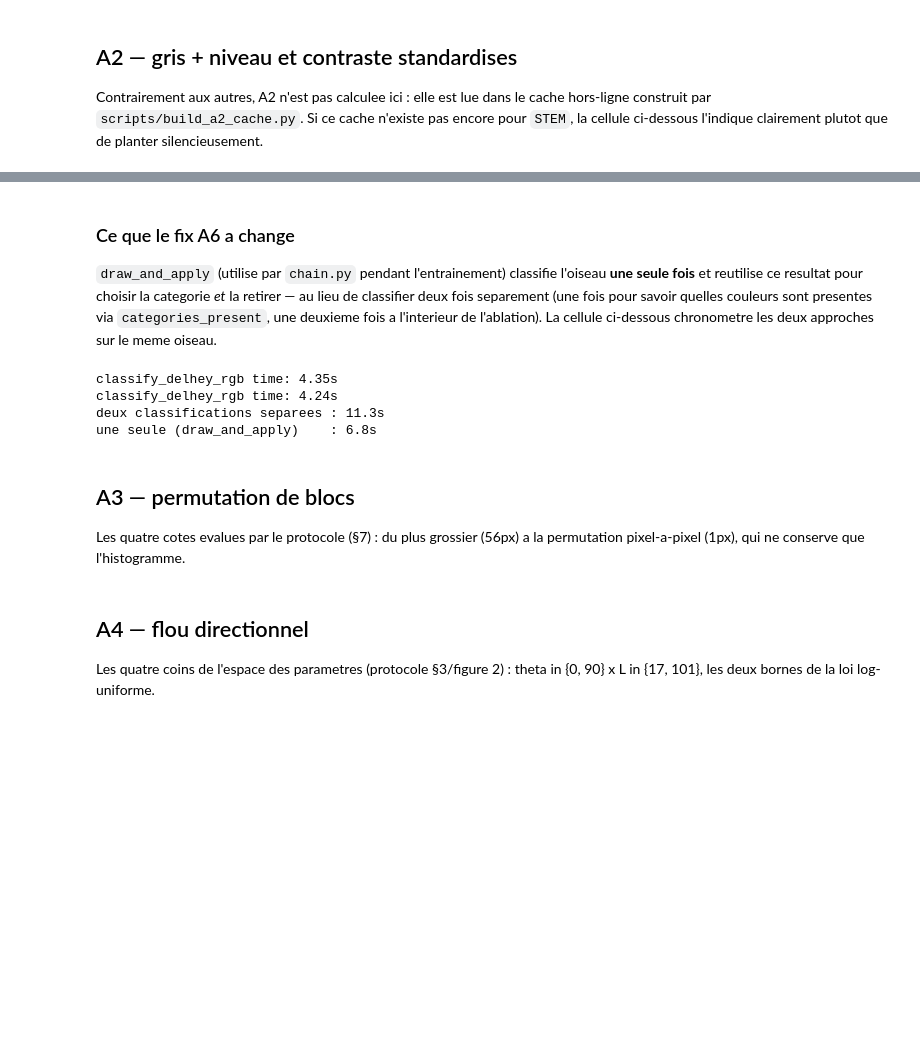
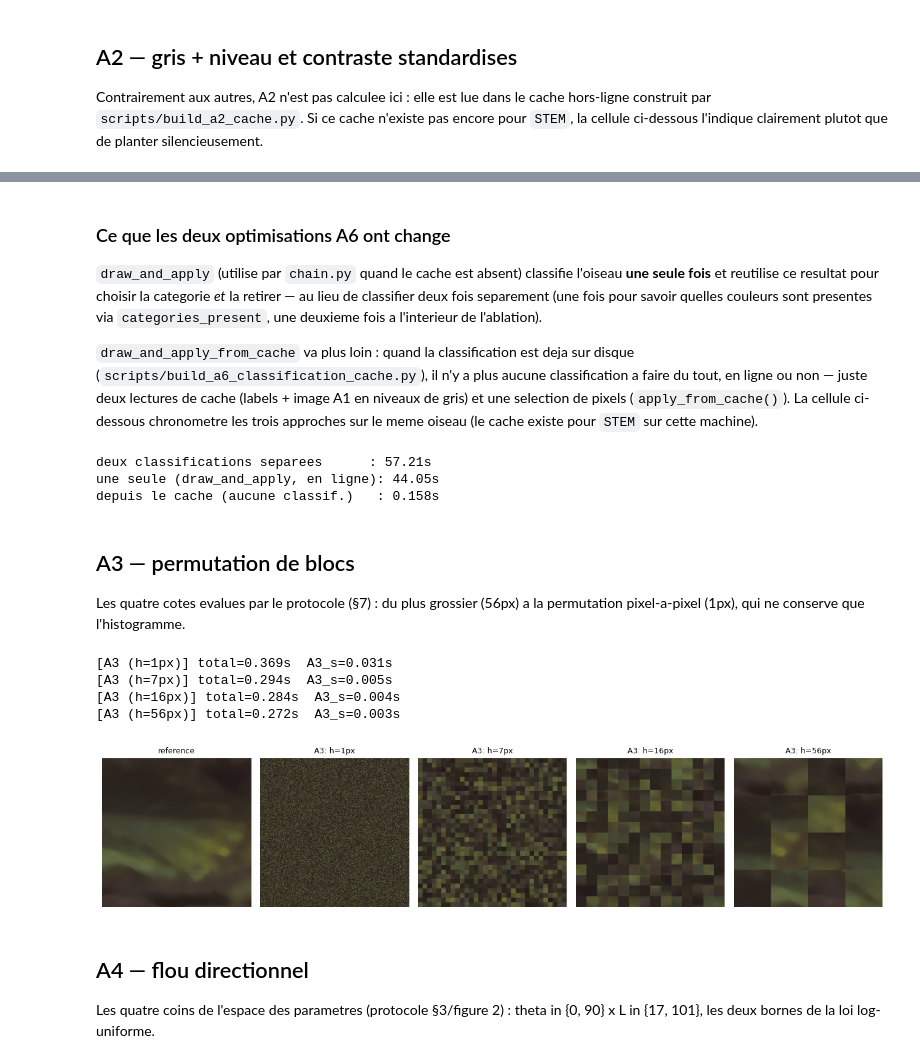
Before and after one commit to theo-oriol/Papier, a Jupyter notebook: notebooks/01_ablation_catalogue.ipynb, the cells around one changed output, grey strips where cells are left out. Saved outputs shown, nothing was run; the diff lists cells and outputs as text; code cells hidden in the pictures; blank space fills up the shorter version.

```diff
--- a/notebooks/01_ablation_catalogue.ipynb
+++ b/notebooks/01_ablation_catalogue.ipynb
@@ -146,5 +204,8 @@ panels = [("reference", reference_bag[DISPLAY_CROP_INDEX])]
 for category in present:
     bag, meta = build(codes=("A6",), fixed_a6_category=category)
     panels.append((f"A6: {category}", bag[DISPLAY_CROP_INDEX]))
+    print_timings(f"A6 ({category})", meta, "A6_s")
 show(panels)
+
+print("A6 source for the last panel above:", meta["A6"].get("source", "online (classifier)"))
 # %% [output]
@@ -154,12 +223,19 @@ chromatic categories present on this specimen: ['blue', 'purple', 'red', 'yellow
 # %% [markdown]
-### Ce que le fix A6 a change
+### Ce que les deux optimisations A6 ont change
 
-`draw_and_apply` (utilise par `chain.py` pendant l'entrainement) classifie
+`draw_and_apply` (utilise par `chain.py` quand le cache est absent) classifie
 l'oiseau **une seule fois** et reutilise ce resultat pour choisir la
 categorie *et* la retirer — au lieu de classifier deux fois separement
 (une fois pour savoir quelles couleurs sont presentes via
-`categories_present`, une deuxieme fois a l'interieur de l'ablation). La
-cellule ci-dessous chronometre les deux approches sur le meme oiseau.
+`categories_present`, une deuxieme fois a l'interieur de l'ablation).
+
+`draw_and_apply_from_cache` va plus loin : quand la classification est deja
+sur disque (`scripts/build_a6_classification_cache.py`), il n'y a plus
+aucune classification a faire du tout, en ligne ou non — juste deux lectures
+de cache (labels + image A1 en niveaux de gris) et une selection de pixels
+(`apply_from_cache()`). La cellule ci-dessous chronometre les trois
+approches sur le meme oiseau (le cache existe pour `STEM` sur cette
+machine).
 # %%
 import time
 
@@ -177,13 +253,30 @@ t0 = time.perf_counter()
 a6_colour_removal.draw_and_apply(canvas, mask, rng)
 t_fused = time.perf_counter() - t0
 
-print(f"deux classifications separees : {t_separate:.1f}s")
-print(f"une seule (draw_and_apply)    : {t_fused:.1f}s")
+from src.ablations import a1_gray_lstar
+
+t_cached = None
+try:
+    labels = a6_colour_removal.read_classification_cache_entry(DATASET_A6_CLASS_DIR, STEM)
+    grayscale = a1_gray_lstar.read_canvas(DATASET_A1_DIR, STEM)
+except FileNotFoundError:
+    labels = grayscale = None
+
+if labels is not None:
+    t0 = time.perf_counter()
+    a6_colour_removal.draw_and_apply_from_cache(canvas, mask, labels, grayscale, rng)
+    t_cached = time.perf_counter() - t0
+
+print(f"deux classifications separees      : {t_separate:.2f}s")
+print(f"une seule (draw_and_apply, en ligne): {t_fused:.2f}s")
+if t_cached is not None:
+    print(f"depuis le cache (aucune classif.)   : {t_cached:.3f}s")
+else:
+    print("cache absent pour ce STEM sur cette machine — pas de comparaison a trois")
 # %% [output]
-classify_delhey_rgb time: 4.35s
-classify_delhey_rgb time: 4.24s
-deux classifications separees : 11.3s
-une seule (draw_and_apply)    : 6.8s
+deux classifications separees      : 57.21s
+une seule (draw_and_apply, en ligne): 44.05s
+depuis le cache (aucune classif.)   : 0.158s
 # %% [markdown]
 ## A3 — permutation de blocs
 
@@ -192,9 +285,16 @@ la permutation pixel-a-pixel (1px), qui ne conserve que l'histogramme.
 # %%
 panels = [("reference", reference_bag[DISPLAY_CROP_INDEX])]
 for h in a3_block_permutation.SIDE_CHOICES[::3]:  # a spread across the grid, not all ten
     bag, meta = build(codes=("A3",), fixed_a3_side=h)
     panels.append((f"A3: h={h}px", bag[DISPLAY_CROP_INDEX]))
+    print_timings(f"A3 (h={h}px)", meta, "A3_s")
 show(panels)
+# %% [output]
+[A3 (h=1px)] total=0.369s  A3_s=0.031s
+[A3 (h=7px)] total=0.294s  A3_s=0.005s
+[A3 (h=16px)] total=0.284s  A3_s=0.004s
+[A3 (h=56px)] total=0.272s  A3_s=0.003s
+[figure, added]
 # %% [markdown]
 ## A4 — flou directionnel
 
```
Also changed, not shown: parts of 13 cells of this notebook, 5 other files.
